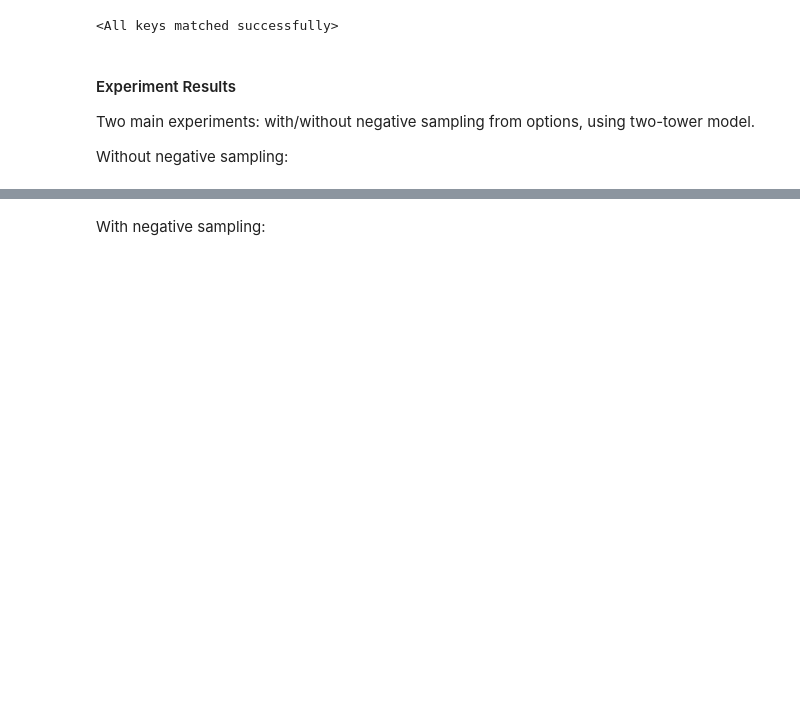
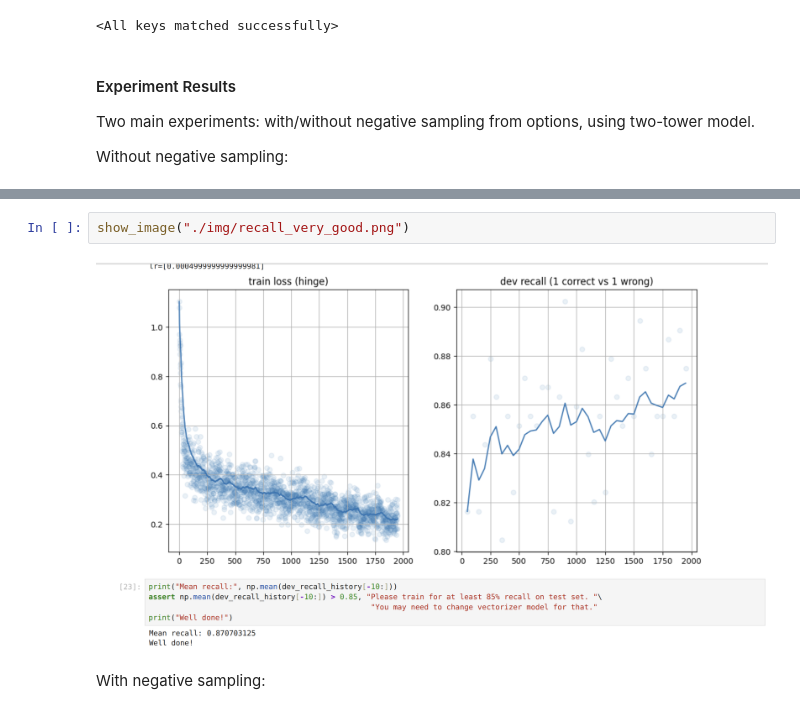
Before and after one commit to vagizD/nlp_course, a Jupyter notebook: week09_retrieval/practice-3.ipynb, the cells around one changed output, grey strips where cells are left out. Cells and saved outputs as stored; diff of their text form; blank space fills up the shorter version.

```diff
--- a/week09_retrieval/practice-3.ipynb
+++ b/week09_retrieval/practice-3.ipynb
@@ -470,2 +476,6 @@ Without negative sampling:
+# %%
+show_image("./img/recall_very_good.png")
+# %% [output]
+[figure, added]
 # %% [markdown]
 With negative sampling:
```
Also changed, not shown: parts of 10 cells of this notebook.
